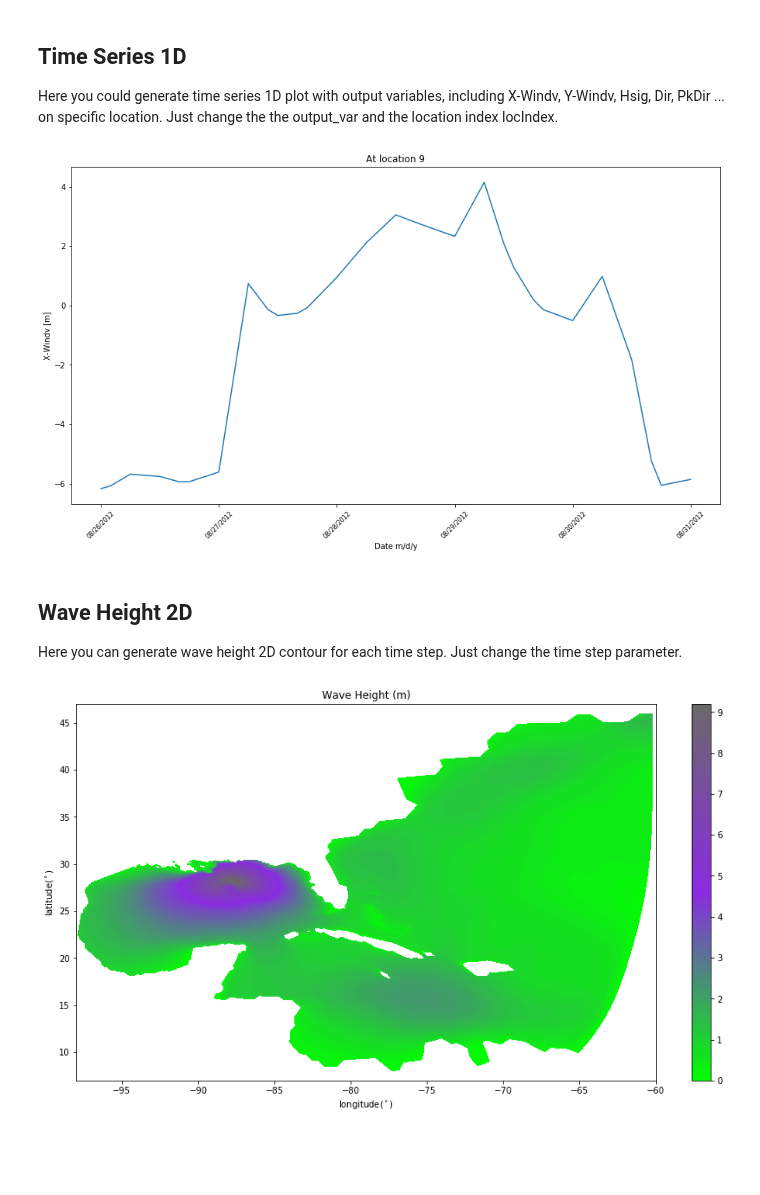
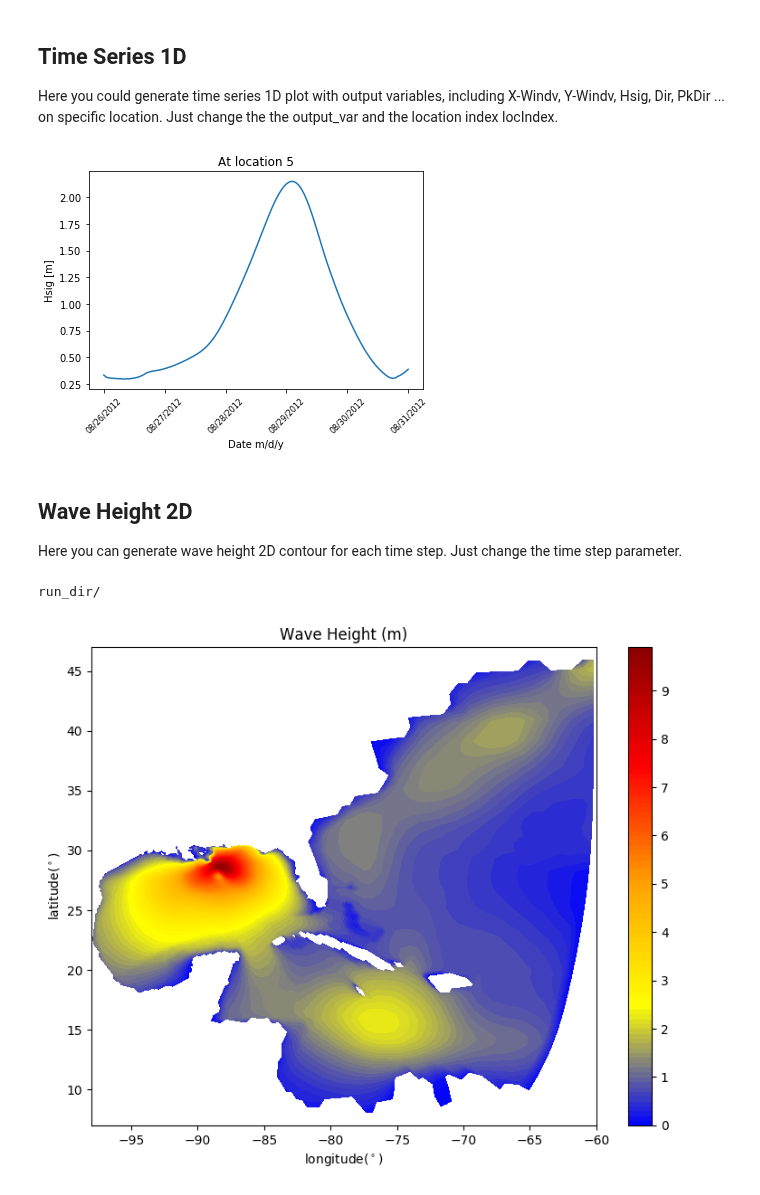
Before and after one commit to ysboss/agave-model, a Jupyter notebook: visualization_swan.ipynb, the cells around one changed output. Drawn from its saved outputs; the diff is of its cells as text; code cells hidden in the pictures; blank space fills up the shorter version.

```diff
--- a/visualization_swan.ipynb
+++ b/visualization_swan.ipynb
@@ -80,14 +80,14 @@ import time
 import datetime
 
 # Set output variable to show
-outputVar = "X-Windv"
+outputVar = "Hsig"
 
 # Set the location
-locIndex = 9
+locIndex = 5
 
 # Get the index of output variable and location
 varIndex = varsDict.get(outputVar)
-unit = varsUnit[varIndex]
+unit = varsUnit[varIndex+1]
 
 # Draw plot
 def singlePlot():
@@ -99,41 +99,47 @@ def singlePlot():
 
     X = []
     Y = []
-
+    dt = 0
     # get the data of output variable and location
     for line in range(locIndex - 1, len(buoyValue), locCount):
+    #for line in range(len(buoyValue)):
         # X is Time
         t = buoyValue[line][0]
         ymd = t[0:8]
         hms = t[9:15]
         dt = time.mktime(datetime.datetime.strptime(ymd + hms, '%Y%m%d%H%M%S').timetuple())
         X.append(int(dt))
 
         # Y is outputVar
         Y.append(buoyValue[line][int(varIndex)])
 
     dts = list(map(datetime.datetime.fromtimestamp, X))
     X = dates.date2num(dts)
 
+    Ys = []
+    for i in Y:
+        Ys.append(float(i))
+
     # generate 1D plot
-    ax.plot(X,Y)
+    ax.plot(X,Ys)
     ax.set_title("At location " + str(locIndex))
     ax.set_ylabel(outputVar+" "+unit)
     plt.xlabel("Date m/d/y")
     ax.xaxis.set_major_locator(dates.DayLocator(interval=1))
     ax.xaxis.set_major_formatter(mdates.DateFormatter('%m/%d/%Y'))
     plt.xticks(rotation=45,fontsize=8)
-
+    plt.rcParams['figure.figsize'] = [9, 7]
+    plt.rcParams['figure.dpi'] = 100
     plt.show()
 
     #except Exception as ex_results:
         #print ("Error: ", ex_results)
         #plt.close()
 
 # Show plot
 singlePlot()
 # %% [output]
-[figure, old version]
+[figure, new version]
 # %% [markdown]
 ## Wave Height 2D
 Here you can generate wave height 2D contour for each time step.
@@ -143,7 +149,7 @@ import matplotlib.pyplot as plt
 from matplotlib.colors import LinearSegmentedColormap
 
 # time step
-time_step = 30
+time_step = 64
 
 # all data lines
 data = []
@@ -154,8 +160,8 @@ ts_data = []
 # custom color map, have to add two or two more colors
 # Here are some example, just uncomment one of below colors
 
-colors=["#00FF00","#8A2BE2", "#696969"]
-#colors=["#c29284", "#c2d0aa", "#ceddf1"]
+#colors=["#00FF00","#8A2BE2", "#696969"]
+colors=["#0000FF", "#FFFF00",'#FFA500', "#FF0000", "#8B0000"]
 #colors=["#7addf1", "#7a89f1", "#ce8ca3"]
 
 cmap = LinearSegmentedColormap.from_list("", colors)
@@ -163,12 +169,15 @@ cmap = LinearSegmentedColormap.from_list("", colors)
 # load wave height file, and get the valid data
 
 
+print(opdir)
+
 with open(opdir + 'hs') as hs_file:
     datalines = hs_file.readlines()
     for line in datalines:
         if line.startswith(" "):
             data.append(line)
 hs_file.close()
+#print(data)
 
 # according to time step, and the correlated data line
 time_step_line = (x_coor + 1) * (2 * time_step - 2)
@@ -198,12 +207,12 @@ xy_grid = np.loadtxt(opdir + buoy_xy_name)
 longitude = xy_grid[0:x]
 for i in range(x):
     for j in range(y):
-        if(longitude[i][j] == (-999.0000000000)):
+        if(longitude[i][j] == (-900.0000000000)):
             longitude[i][j] = "NaN"
 latitude = xy_grid[x:2*x]
 for i in range(x):
     for j in range(y):
-        if(latitude[i][j] == (-999.0000000000)):
+        if(latitude[i][j] == (-900.0000000000)):
             latitude[i][j]= "NaN"
 
 # generate contour plot
@@ -214,6 +223,9 @@ plt.ylabel("latitude($^\circ$)")
 plt.xlabel("longitude($^\circ$)")
 plt.xlim(-98,-60)
 plt.ylim(7,47)
+plt.rcParams['figure.figsize'] = [9, 7]
+plt.rcParams['figure.dpi'] = 100
 plt.show()
 # %% [output]
+run_dir/
-[figure, old version]
+[figure, new version]
```
Also changed, not shown: parts of 2 cells of this notebook, 1 other file.
